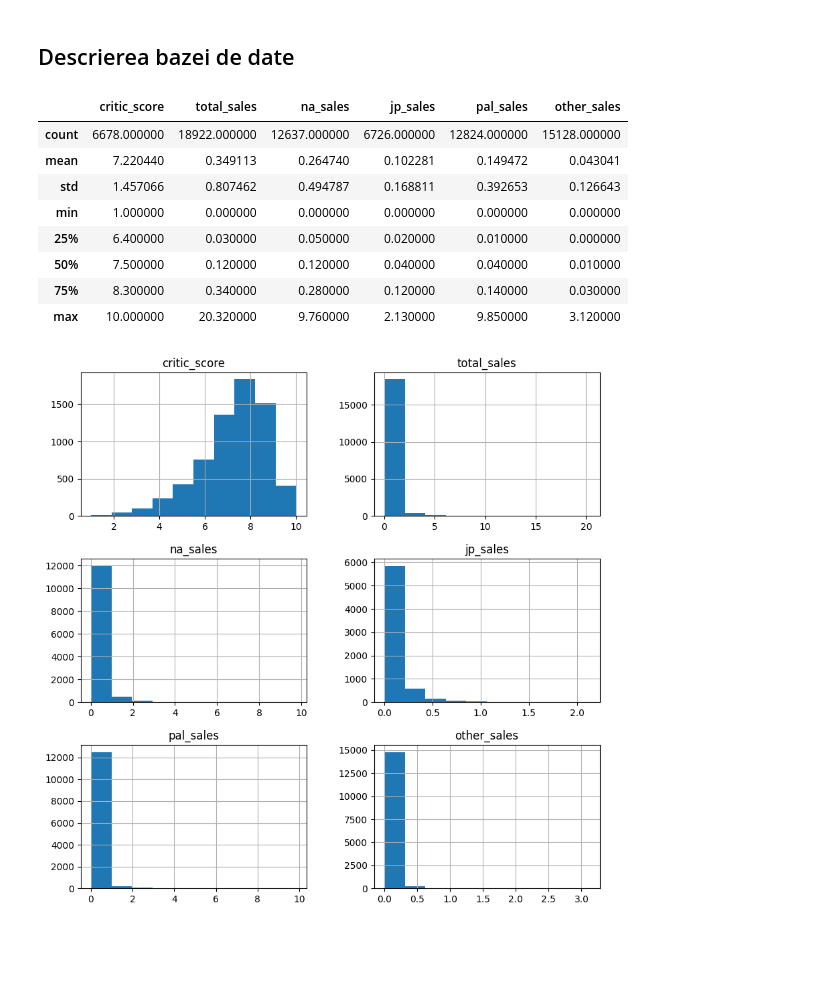
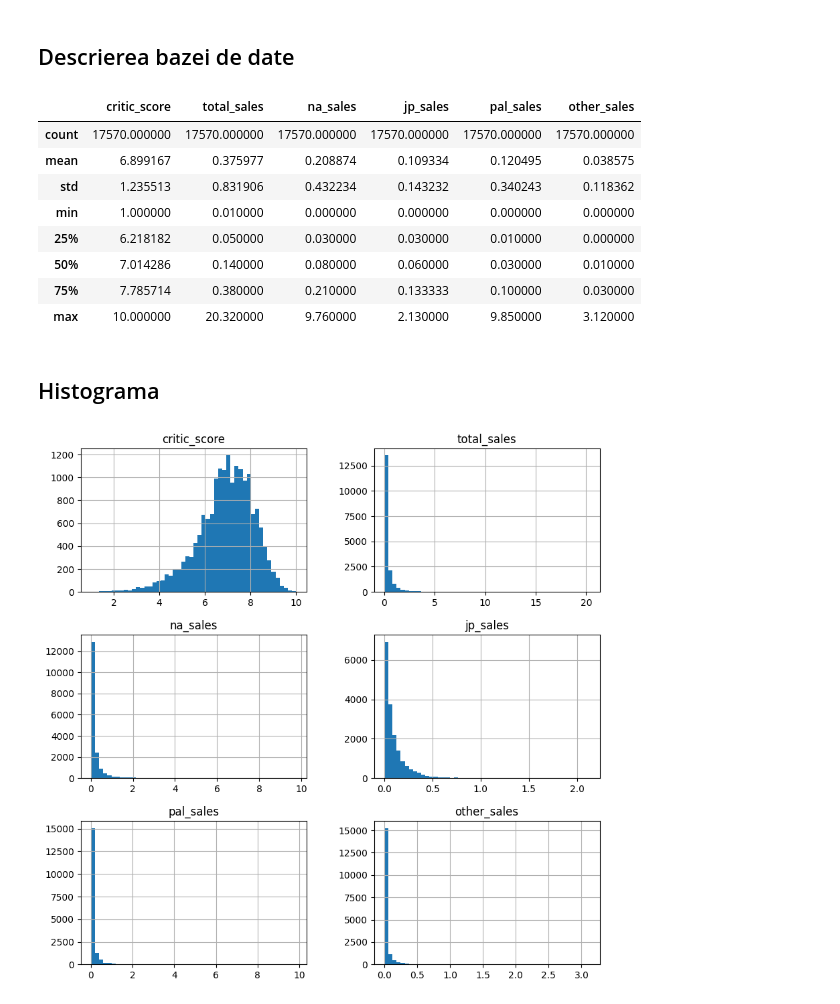
Before and after one commit to eduhaidu/video-game-sales, a Jupyter notebook: video-game-sales.ipynb, the cells around one changed output. Cells and saved outputs as stored; diff of their text form; code cells hidden in the pictures; blank space fills up the shorter version.

```diff
--- a/video-game-sales.ipynb
+++ b/video-game-sales.ipynb
@@ -28,0 +56,3 @@ ds
+# %%
+ds = ds.interpolate(method='linear', limit_direction='forward')
+ds
@@ -28,0 +75,3 @@ ds
+# %%
+ds = ds.drop_duplicates()
+ds
@@ -28,0 +94,3 @@ ds
+# %%
+ds = ds[ds['total_sales']!=0]
+ds
@@ -32,16 +114,18 @@ ds
 ds.describe()
 # %% [output]
 |  | critic_score | total_sales | na_sales | jp_sales | pal_sales | other_sales |
-| count | 6678.000000 | 18922.000000 | 12637.000000 | 6726.000000 | 12824.000000 | 15128.000000 |
-| mean | 7.220440 | 0.349113 | 0.264740 | 0.102281 | 0.149472 | 0.043041 |
-| std | 1.457066 | 0.807462 | 0.494787 | 0.168811 | 0.392653 | 0.126643 |
-| min | 1.000000 | 0.000000 | 0.000000 | 0.000000 | 0.000000 | 0.000000 |
-| 25% | 6.400000 | 0.030000 | 0.050000 | 0.020000 | 0.010000 | 0.000000 |
-| 50% | 7.500000 | 0.120000 | 0.120000 | 0.040000 | 0.040000 | 0.010000 |
-| 75% | 8.300000 | 0.340000 | 0.280000 | 0.120000 | 0.140000 | 0.030000 |
+| count | 17570.000000 | 17570.000000 | 17570.000000 | 17570.000000 | 17570.000000 | 17570.000000 |
+| mean | 6.899167 | 0.375977 | 0.208874 | 0.109334 | 0.120495 | 0.038575 |
+| std | 1.235513 | 0.831906 | 0.432234 | 0.143232 | 0.340243 | 0.118362 |
+| min | 1.000000 | 0.010000 | 0.000000 | 0.000000 | 0.000000 | 0.000000 |
+| 25% | 6.218182 | 0.050000 | 0.030000 | 0.030000 | 0.010000 | 0.000000 |
+| 50% | 7.014286 | 0.140000 | 0.080000 | 0.060000 | 0.030000 | 0.010000 |
+| 75% | 7.785714 | 0.380000 | 0.210000 | 0.133333 | 0.100000 | 0.030000 |
 | max | 10.000000 | 20.320000 | 9.760000 | 2.130000 | 9.850000 | 3.120000 |
+# %% [markdown]
+## Histograma
 # %%
-ds.hist(figsize=(10,10))
+ds.hist(figsize=(10,10),bins=50)
 plt.show()
 # %% [output]
-[figure, old version]
+[figure, new version]
```
Also changed, not shown: parts of 11 cells of this notebook.
